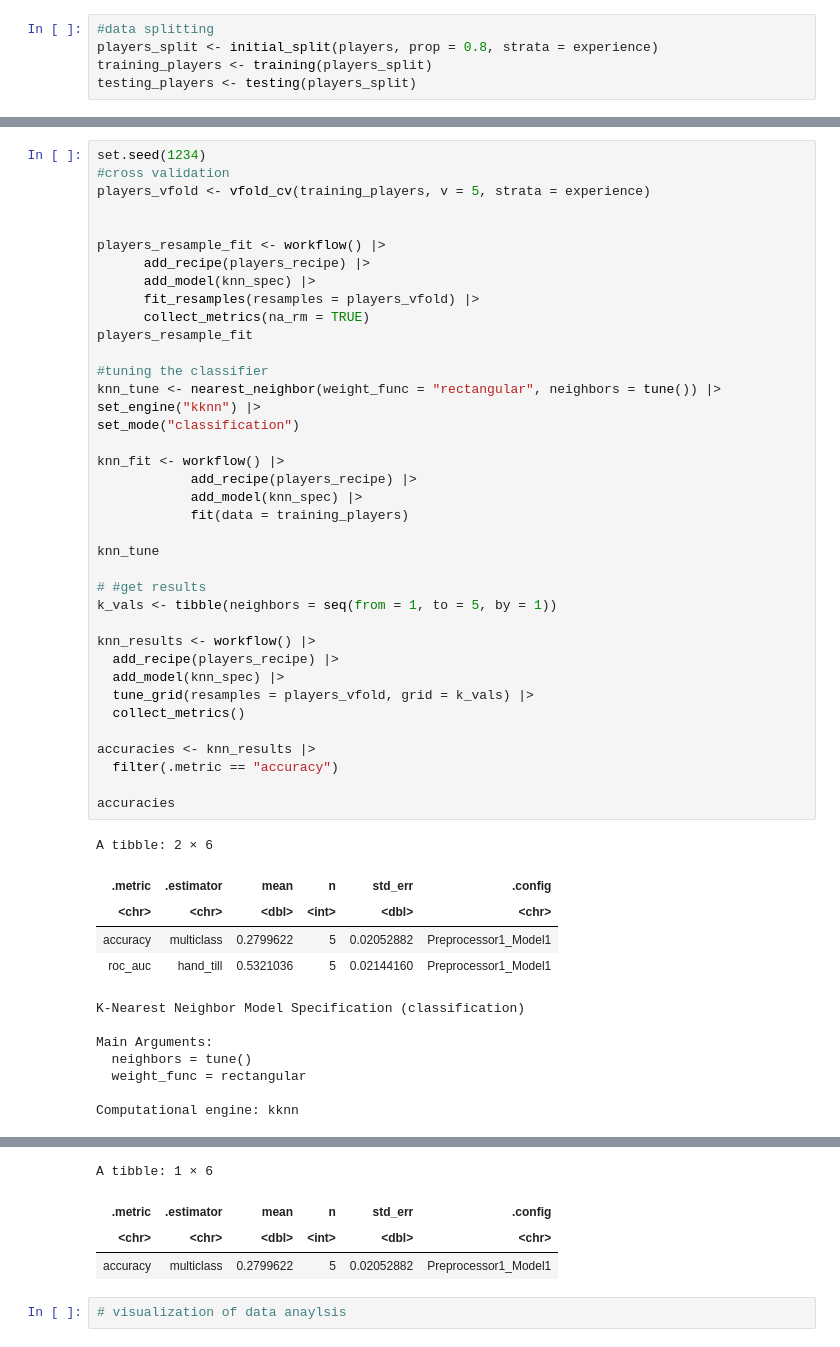
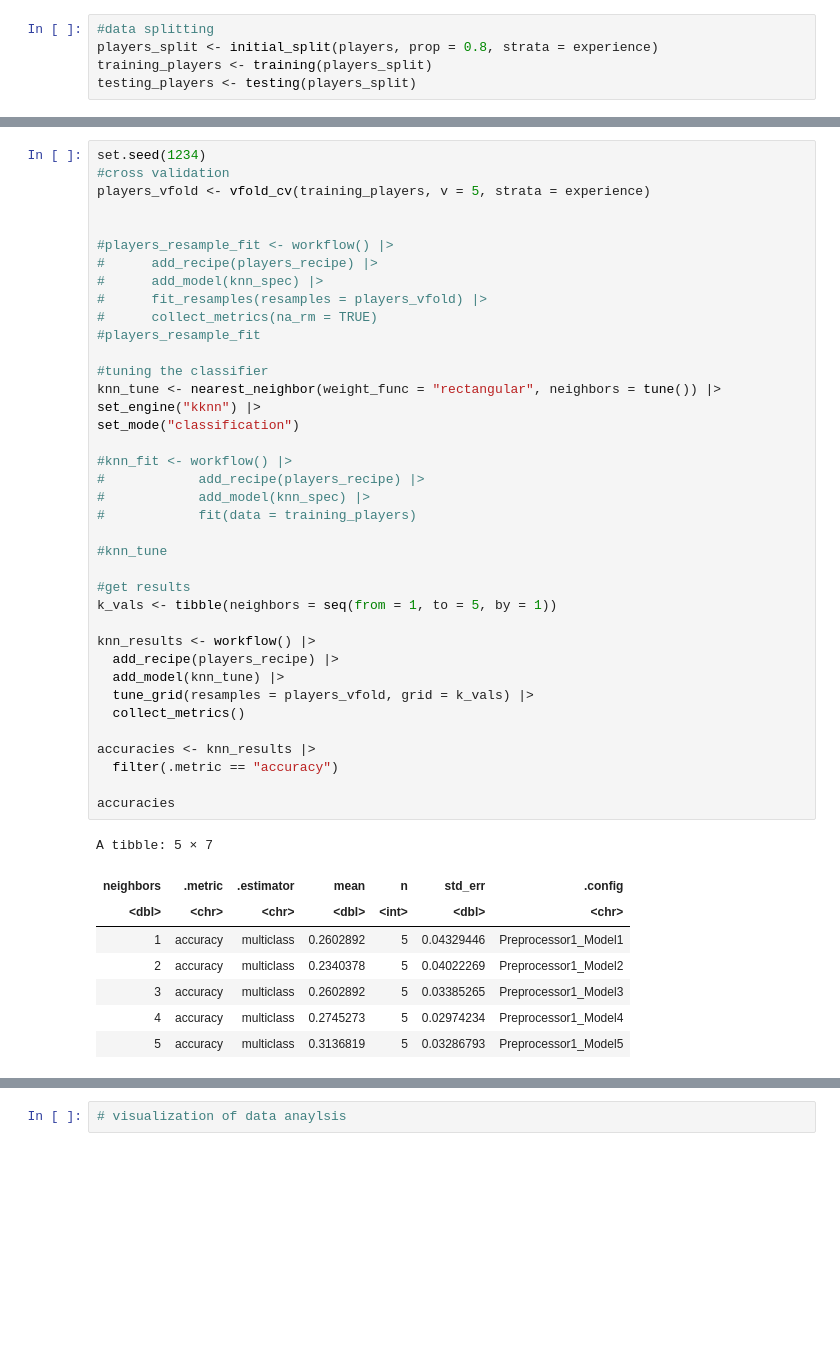
Before and after one commit to audryleine-isidro/dsci-final-project, a Jupyter notebook: Project Final Report- project 009- 35.ipynb, the cells around one changed output, grey strips where cells are left out. Saved outputs shown, nothing was run; the diff lists cells and outputs as text; blank space fills up the shorter version.

```diff
--- a/Project Final Report- project 009- 35.ipynb
+++ b/Project Final Report- project 009- 35.ipynb
@@ -251,51 +269,47 @@ Prediction Pro Veteran Amateur Regular Beginner
 # %%
 set.seed(1234)
 #cross validation
 players_vfold <- vfold_cv(training_players, v = 5, strata = experience)
 
 
-players_resample_fit <- workflow() |>
-      add_recipe(players_recipe) |>
-      add_model(knn_spec) |>
-      fit_resamples(resamples = players_vfold) |>
-      collect_metrics(na_rm = TRUE)
-players_resample_fit
+#players_resample_fit <- workflow() |>
+#      add_recipe(players_recipe) |>
+#      add_model(knn_spec) |>
+#      fit_resamples(resamples = players_vfold) |>
+#      collect_metrics(na_rm = TRUE)
+#players_resample_fit
 
 #tuning the classifier
 knn_tune <- nearest_neighbor(weight_func = "rectangular", neighbors = tune()) |>
 set_engine("kknn") |>
 set_mode("classification")
 
-knn_fit <- workflow() |>
-            add_recipe(players_recipe) |>
-            add_model(knn_spec) |>
-            fit(data = training_players)
+#knn_fit <- workflow() |>
+#            add_recipe(players_recipe) |>
+#            add_model(knn_spec) |>
+#            fit(data = training_players)
 
-knn_tune
+#knn_tune
 
-# #get results
+#get results
 k_vals <- tibble(neighbors = seq(from = 1, to = 5, by = 1))
 
 knn_results <- workflow() |>
   add_recipe(players_recipe) |>
-  add_model(knn_spec) |>
+  add_model(knn_tune) |>
   tune_grid(resamples = players_vfold, grid = k_vals) |>
   collect_metrics()
 
 accuracies <- knn_results |>
   filter(.metric == "accuracy")
 
 accuracies
 # %% [output]
-A tibble: 2 × 6
+A tibble: 5 × 7
-| .metric | .estimator | mean | n | std_err | .config |
-| <chr> | <chr> | <dbl> | <int> | <dbl> | <chr> |
-| accuracy | multiclass | 0.2799622 | 5 | 0.02052882 | Preprocessor1_Model1 |
-| roc_auc | hand_till | 0.5321036 | 5 | 0.02144160 | Preprocessor1_Model1 |
+| neighbors | .metric | .estimator | mean | n | std_err | .config |
+| <dbl> | <chr> | <chr> | <dbl> | <int> | <dbl> | <chr> |
+| 1 | accuracy | multiclass | 0.2602892 | 5 | 0.04329446 | Preprocessor1_Model1 |
+| 2 | accuracy | multiclass | 0.2340378 | 5 | 0.04022269 | Preprocessor1_Model2 |
+| 3 | accuracy | multiclass | 0.2602892 | 5 | 0.03385265 | Preprocessor1_Model3 |
+| 4 | accuracy | multiclass | 0.2745273 | 5 | 0.02974234 | Preprocessor1_Model4 |
+| 5 | accuracy | multiclass | 0.3136819 | 5 | 0.03286793 | Preprocessor1_Model5 |
-K-Nearest Neighbor Model Specification (classification)
-
-Main Arguments:
-  neighbors = tune()
-  weight_func = rectangular
-
-Computational engine: kknn
@@ -304,7 +316,3 @@ Warning message:
-A tibble: 1 × 6
-| .metric | .estimator | mean | n | std_err | .config |
-| <chr> | <chr> | <dbl> | <int> | <dbl> | <chr> |
-| accuracy | multiclass | 0.2799622 | 5 | 0.02052882 | Preprocessor1_Model1 |
 # %%
 # visualization of data anaylsis
 # %% [markdown]
```
Also changed, not shown: parts of 3 cells of this notebook.
